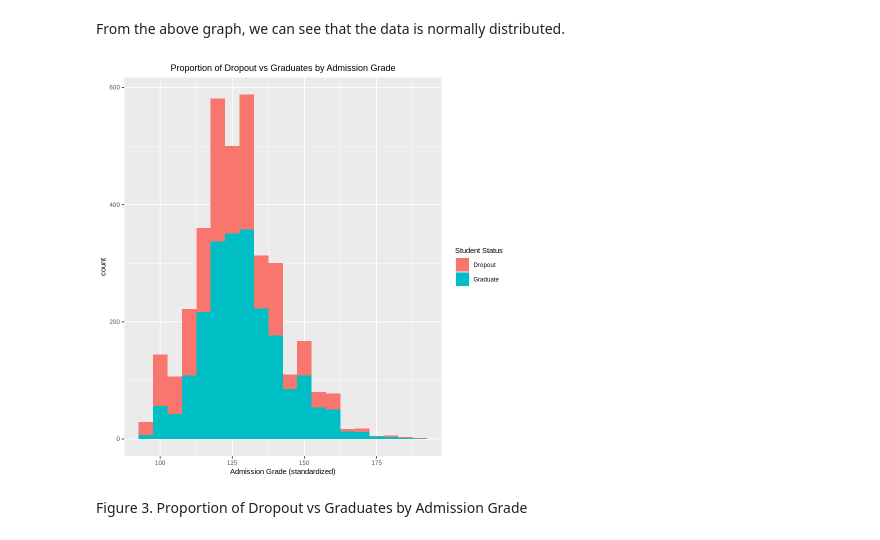
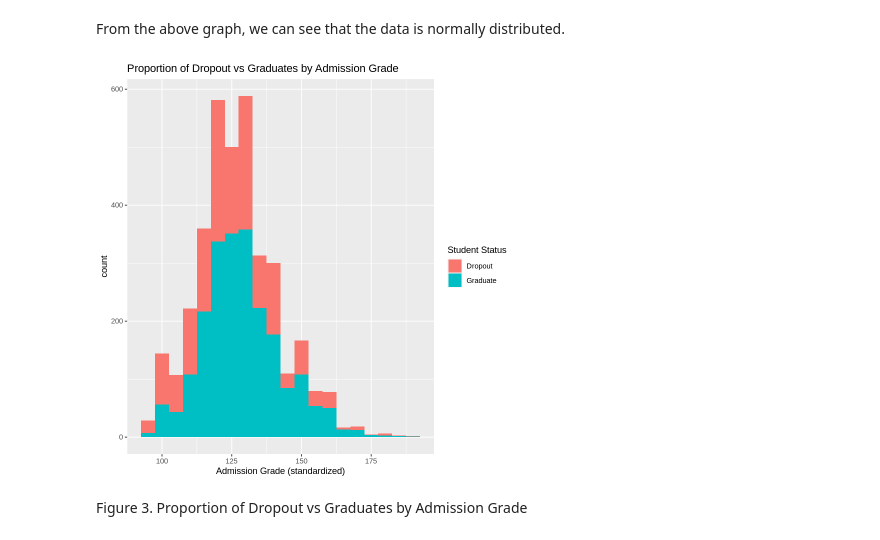
Before and after one commit to yui-ubc/stat-201-2023w1-group-20, a Jupyter notebook: project_proposal.ipynb, the cells around one changed output. Saved outputs shown, nothing was run; the diff lists cells and outputs as text; code cells hidden in the pictures.

Commit message:
testing fix of prop. visualization

```diff
--- a/project_proposal.ipynb
+++ b/project_proposal.ipynb
@@ -151,16 +151,14 @@ From the above graph, we can see that the data is normally distributed.
 # %%
 # plot proportion of dropout vs graduated students by admission grade
 target_vs_grade <- dropout_pop |>
     ggplot(aes(x = Admission_Grade, fill = Student_Status)) +
         geom_histogram(binwidth=5) +
         labs(x = "Admission Grade (standardized)", fill = "Student Status") +
-        ggtitle("Proportion of Dropout vs Graduates by Admission Grade") +
-        theme(text = element_text(size=9)) +
-        theme(plot.title = element_text(hjust = 0.5))
+        ggtitle("Proportion of Dropout vs Graduates by Admission Grade")
 
 target_vs_grade
 # %% [output]
-[figure, old version]
+[figure, new version]
 # %% [markdown]
 Figure 3. Proportion of Dropout vs Graduates by Admission Grade
 # %% [markdown]
```
